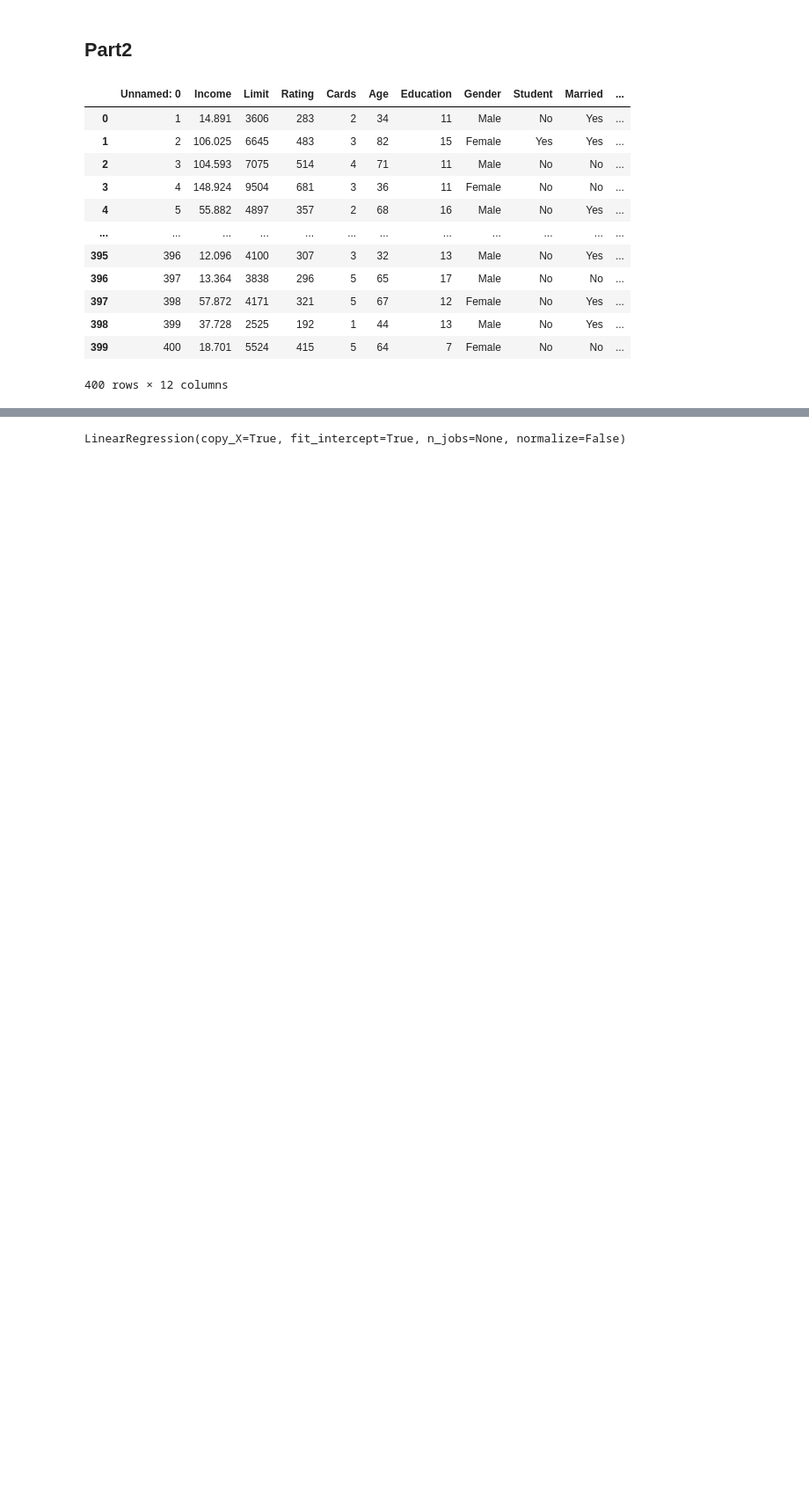
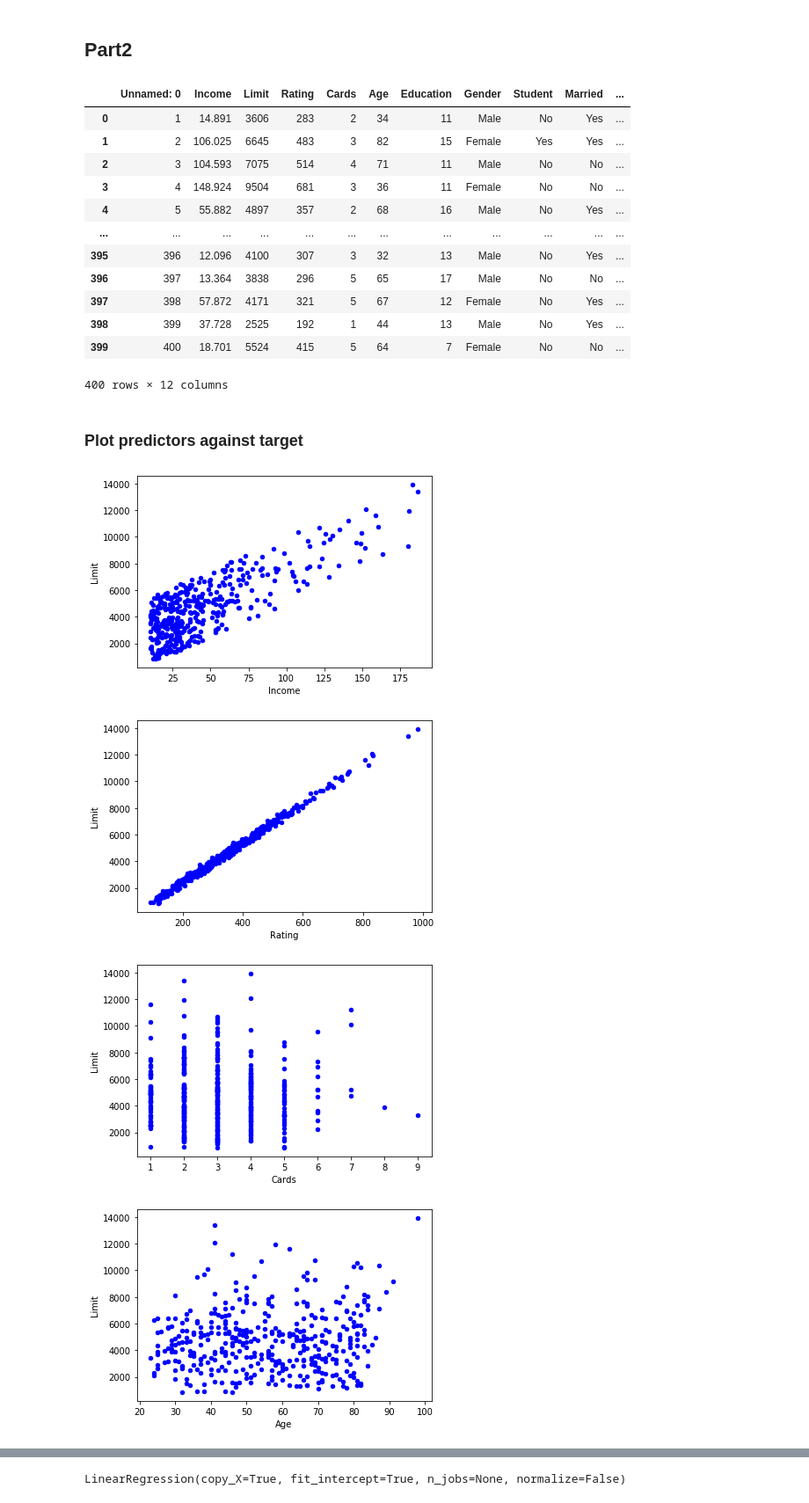
Before and after one commit to USF-CS-663-Spring-2020/lab-05-regression-DorisLiu217, a Jupyter notebook: Lab5.ipynb, the cells around one changed output, grey strips where cells are left out. Shown: that part at 88% size. Cells and saved outputs as stored; diff of their text form; code cells hidden in the pictures; blank space fills up the shorter version.

```diff
--- a/Lab5.ipynb
+++ b/Lab5.ipynb
@@ -85,3 +89,21 @@ credit
 | 398 | 399 | 37.728 | 2525 | 192 | 1 | 44 | 13 | Male | No | Yes | ... |
 | 399 | 400 | 18.701 | 5524 | 415 | 5 | 64 | 7 | Female | No | No | ... |
 400 rows × 12 columns
+# %% [markdown]
+### Plot predictors against target
+# %%
+predictors = ['Income', 'Rating', 'Cards', 'Age', 'Education']
+import matplotlib.pyplot as plt
+%matplotlib inline
+
+credit.plot(kind='scatter',x='Income',y='Limit',color='blue')
+credit.plot(kind='scatter',x='Rating',y='Limit',color='blue')
+credit.plot(kind='scatter',x='Cards',y='Limit',color='blue')
+credit.plot(kind='scatter',x='Age',y='Limit',color='blue')
+credit.plot(kind='scatter',x='Education',y='Limit',color='blue')
+plt.show()
+# %% [output]
+[figure, added]
+[figure, added]
+[figure, added]
+[figure, added]
```
Also changed, not shown: parts of 19 cells of this notebook.
